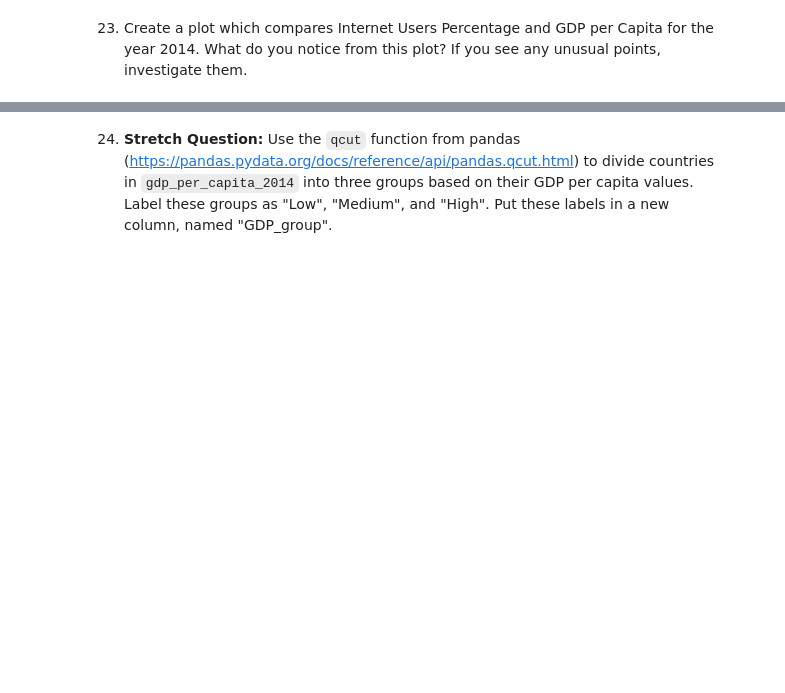
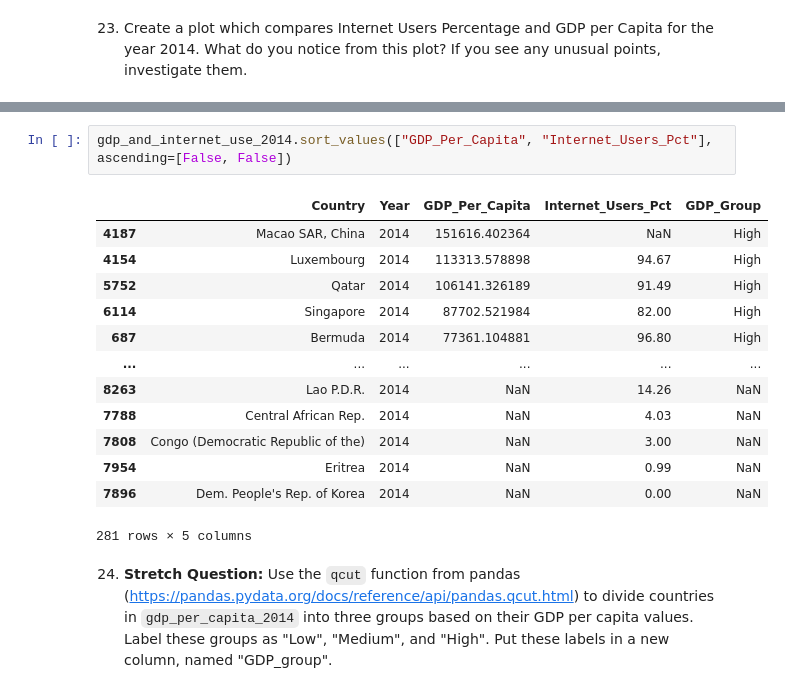
Before and after one commit to NSS-Data-Analytics-Cohort-10/gdp-and-internet-usage-elisianguyen, a Jupyter notebook: notebooks/gdp_and_internet_usage.ipynb, the cells around one changed output, grey strips where cells are left out. Saved outputs shown, nothing was run; the diff lists cells and outputs as text; blank space fills up the shorter version.

```diff
--- a/notebooks/gdp_and_internet_usage.ipynb
+++ b/notebooks/gdp_and_internet_usage.ipynb
@@ -491,3 +489,19 @@ NameError: name 'gdp_and_internet_2014' is not defined
+# %%
+gdp_and_internet_use_2014.sort_values(["GDP_Per_Capita", "Internet_Users_Pct"], ascending=[False, False])
+# %% [output]
+|  | Country | Year | GDP_Per_Capita | Internet_Users_Pct | GDP_Group |
+| 4187 | Macao SAR, China | 2014 | 151616.402364 | NaN | High |
+| 4154 | Luxembourg | 2014 | 113313.578898 | 94.67 | High |
+| 5752 | Qatar | 2014 | 106141.326189 | 91.49 | High |
+| 6114 | Singapore | 2014 | 87702.521984 | 82.00 | High |
+| 687 | Bermuda | 2014 | 77361.104881 | 96.80 | High |
+| ... | ... | ... | ... | ... | ... |
+| 8263 | Lao P.D.R. | 2014 | NaN | 14.26 | NaN |
+| 7788 | Central African Rep. | 2014 | NaN | 4.03 | NaN |
+| 7808 | Congo (Democratic Republic of the) | 2014 | NaN | 3.00 | NaN |
+| 7954 | Eritrea | 2014 | NaN | 0.99 | NaN |
+| 7896 | Dem. People's Rep. of Korea | 2014 | NaN | 0.00 | NaN |
+281 rows × 5 columns
 # %% [markdown]
 24. **Stretch Question:** Use the `qcut` function from pandas (https://pandas.pydata.org/docs/reference/api/pandas.qcut.html) to divide countries in `gdp_per_capita_2014` into three groups based on their GDP per capita values. Label these groups as "Low", "Medium", and "High". Put these labels in a new column, named "GDP_group".
 # %%
```
Also changed, not shown: parts of 28 cells of this notebook.
